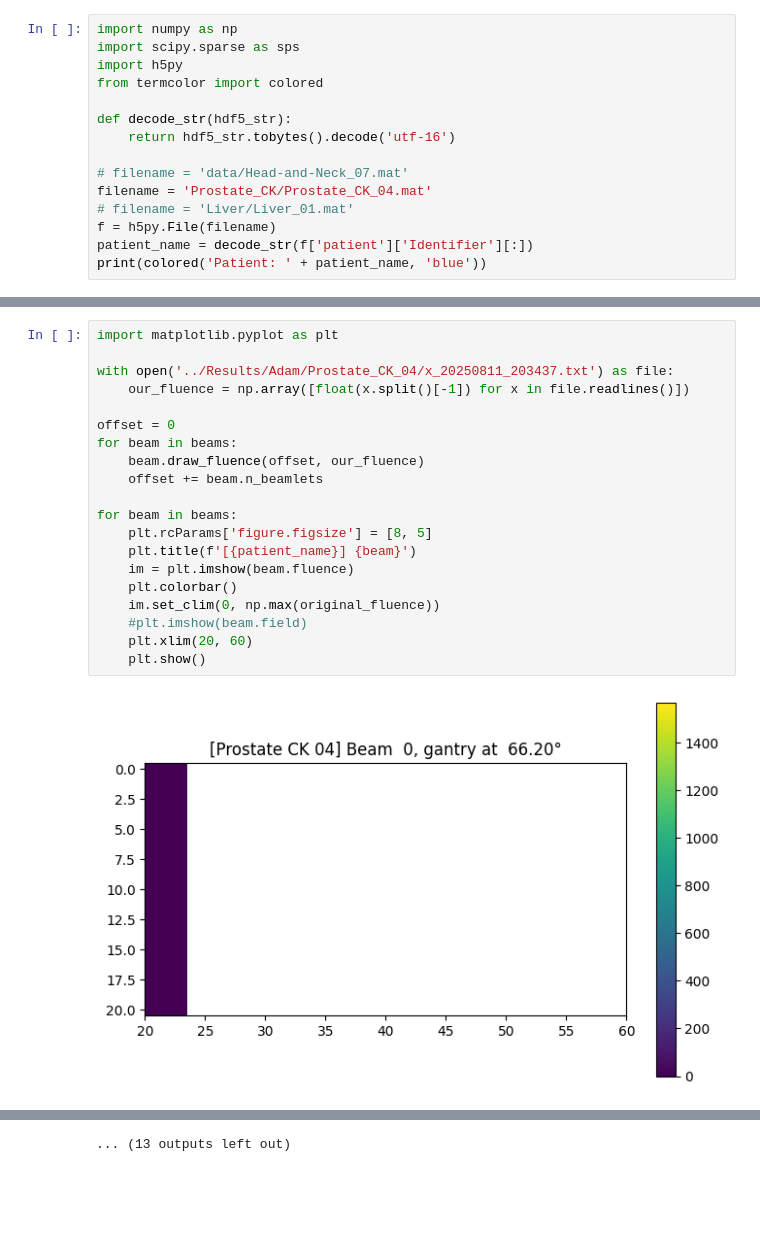
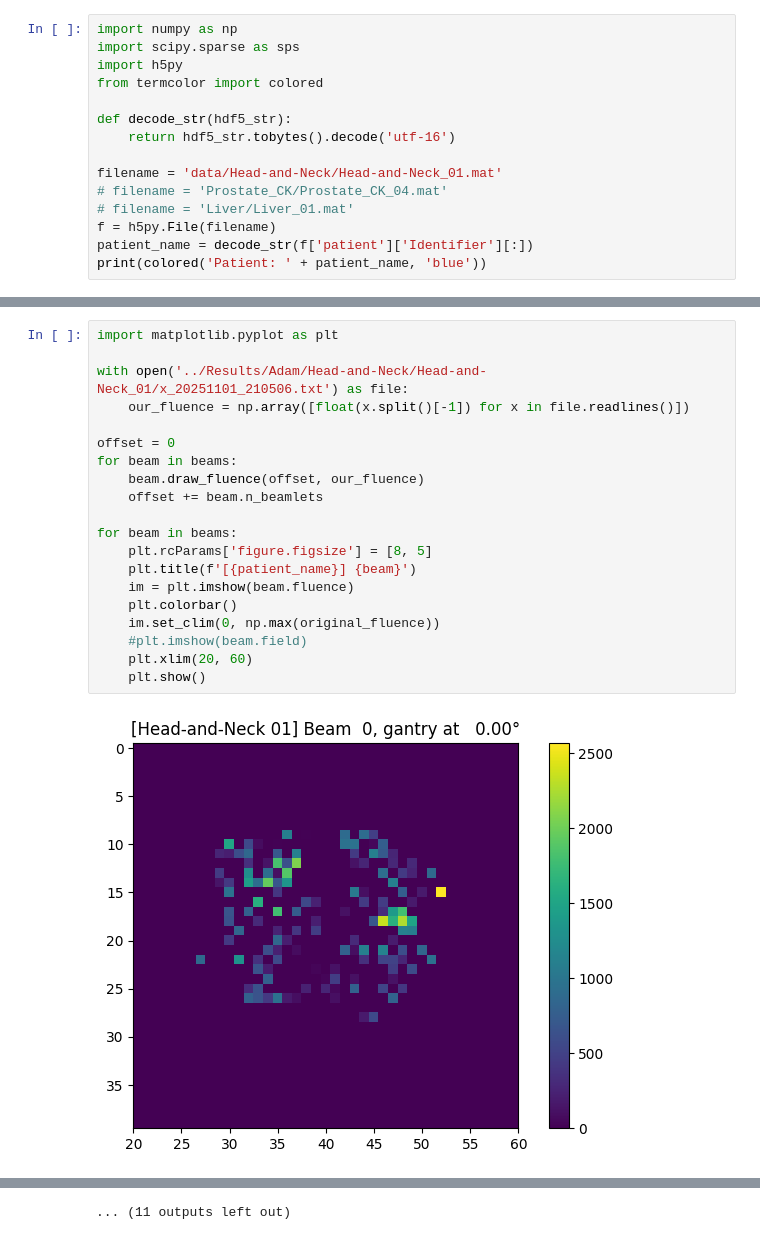
Before and after one commit to juanjoual/RT25, a Jupyter notebook: TROTS/Fluences.ipynb, the cells around one changed output, grey strips where cells are left out. Drawn from its saved outputs; the diff is of its cells as text; blank space fills up the shorter version.

```diff
--- a/TROTS/Fluences.ipynb
+++ b/TROTS/Fluences.ipynb
@@ -7,8 +7,8 @@ from termcolor import colored
 def decode_str(hdf5_str):
     return hdf5_str.tobytes().decode('utf-16')
 
-# filename = 'data/Head-and-Neck_07.mat'
-filename = 'Prostate_CK/Prostate_CK_04.mat'
+filename = 'data/Head-and-Neck/Head-and-Neck_01.mat'
+# filename = 'Prostate_CK/Prostate_CK_04.mat'
 # filename = 'Liver/Liver_01.mat'
 f = h5py.File(filename)
 patient_name = decode_str(f['patient']['Identifier'][:])
@@ -99,22 +99,22 @@ for beam in beams:
 # %%
 import matplotlib.pyplot as plt
 
-with open('../Results/Adam/Prostate_CK_04/x_20250811_203437.txt') as file:
+with open('../Results/Adam/Head-and-Neck/Head-and-Neck_01/x_20251101_210506.txt') as file:
     our_fluence = np.array([float(x.split()[-1]) for x in file.readlines()])
 
 offset = 0
 for beam in beams:
     beam.draw_fluence(offset, our_fluence)
     offset += beam.n_beamlets
 
 for beam in beams:
     plt.rcParams['figure.figsize'] = [8, 5]
     plt.title(f'[{patient_name}] {beam}')
     im = plt.imshow(beam.fluence)
     plt.colorbar()
     im.set_clim(0, np.max(original_fluence))
     #plt.imshow(beam.field)
     plt.xlim(20, 60)
     plt.show()
 # %% [output]
-[figure, old version]
+[figure, new version]
@@ -132,4 +132,4 @@ for beam in beams:
-... (13 outputs left out)
+... (11 outputs left out)
 # %%
 import matplotlib.pyplot as plt
 
```
Also changed, not shown: parts of 5 cells of this notebook, 8 other files.
